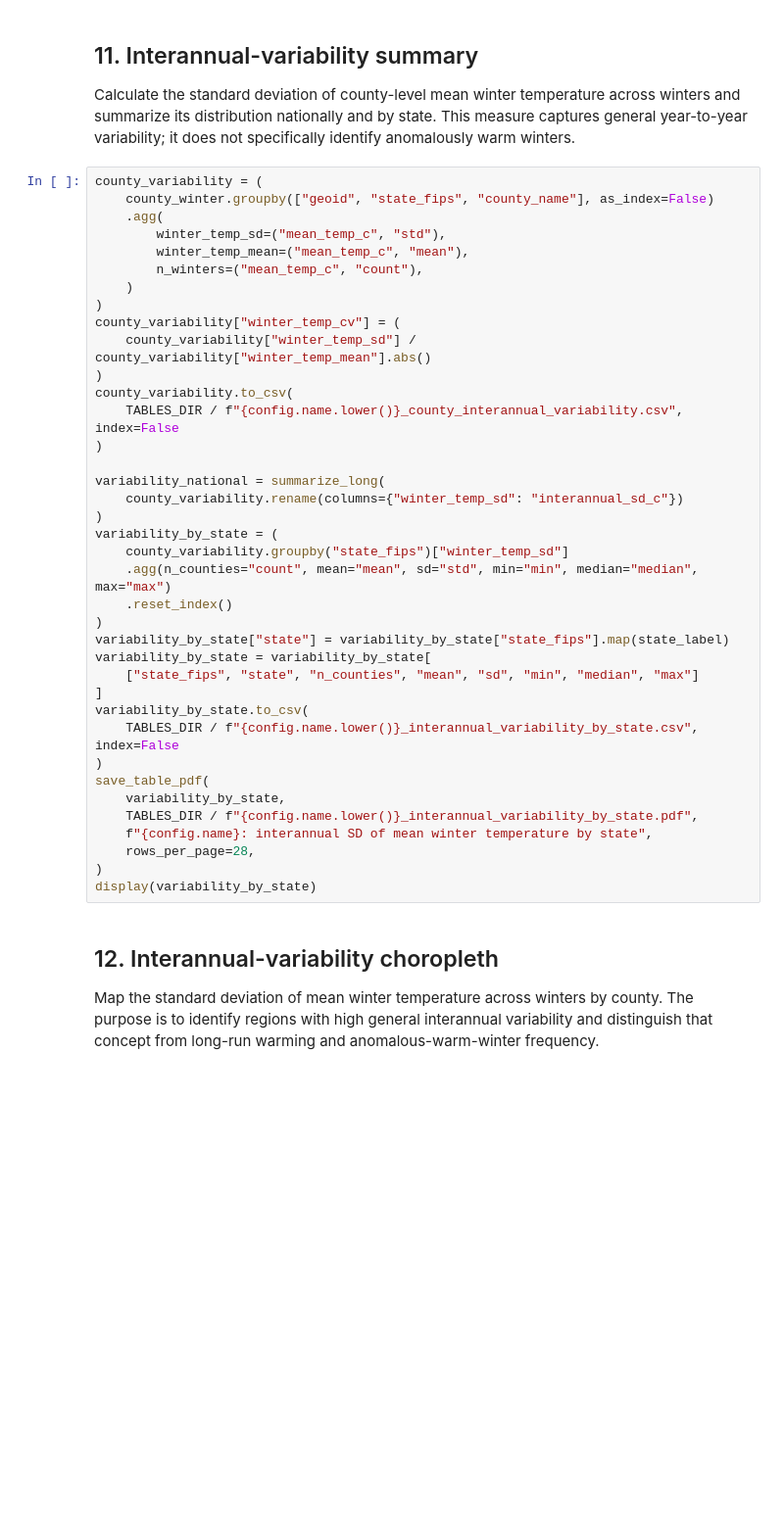
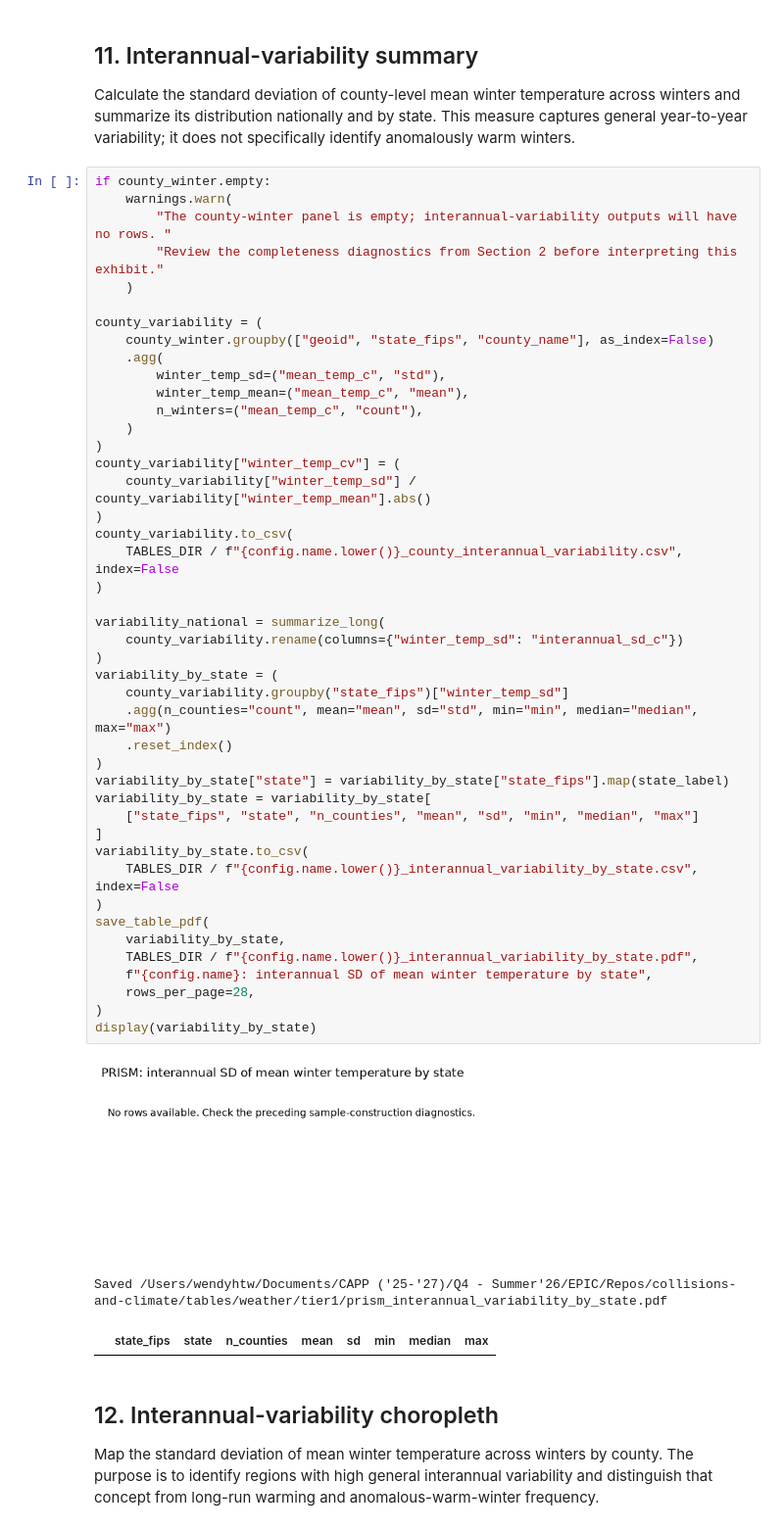
Before and after one commit to wendyhtwang/collisions-and-climate, a Jupyter notebook: codePYTHON/09_descriptive_weather_full.ipynb, the cells around one changed output. Shown at 98% size. Drawn from its saved outputs; the diff is of its cells as text; blank space fills up the shorter version.

```diff
--- a/codePYTHON/09_descriptive_weather_full.ipynb
+++ b/codePYTHON/09_descriptive_weather_full.ipynb
@@ -634,6 +772,12 @@ decade_distribution_path = save_decade_distributions(county_winter)
 
 Calculate the standard deviation of county-level mean winter temperature across winters and summarize its distribution nationally and by state. This measure captures general year-to-year variability; it does not specifically identify anomalously warm winters.
 # %%
+if county_winter.empty:
+    warnings.warn(
+        "The county-winter panel is empty; interannual-variability outputs will have no rows. "
+        "Review the completeness diagnostics from Section 2 before interpreting this exhibit."
+    )
+
 county_variability = (
     county_winter.groupby(["geoid", "state_fips", "county_name"], as_index=False)
     .agg(
@@ -644,33 +788,37 @@ county_variability = (
 )
 county_variability["winter_temp_cv"] = (
     county_variability["winter_temp_sd"] / county_variability["winter_temp_mean"].abs()
 )
 county_variability.to_csv(
     TABLES_DIR / f"{config.name.lower()}_county_interannual_variability.csv", index=False
 )
 
 variability_national = summarize_long(
     county_variability.rename(columns={"winter_temp_sd": "interannual_sd_c"})
 )
 variability_by_state = (
     county_variability.groupby("state_fips")["winter_temp_sd"]
     .agg(n_counties="count", mean="mean", sd="std", min="min", median="median", max="max")
     .reset_index()
 )
 variability_by_state["state"] = variability_by_state["state_fips"].map(state_label)
 variability_by_state = variability_by_state[
     ["state_fips", "state", "n_counties", "mean", "sd", "min", "median", "max"]
 ]
 variability_by_state.to_csv(
     TABLES_DIR / f"{config.name.lower()}_interannual_variability_by_state.csv", index=False
 )
 save_table_pdf(
     variability_by_state,
     TABLES_DIR / f"{config.name.lower()}_interannual_variability_by_state.pdf",
     f"{config.name}: interannual SD of mean winter temperature by state",
     rows_per_page=28,
 )
 display(variability_by_state)
+# %% [output]
+[figure, added]
+Saved /Users/wendyhtw/Documents/CAPP ('25-'27)/Q4 - Summer'26/EPIC/Repos/collisions-and-climate/tables/weather/tier1/prism_interannual_variability_by_state.pdf
+|  | state_fips | state | n_counties | mean | sd | min | median | max |
 # %% [markdown]
 ## 12. Interannual-variability choropleth
 
```
Also changed, not shown: parts of 12 cells of this notebook, 18 other files.
